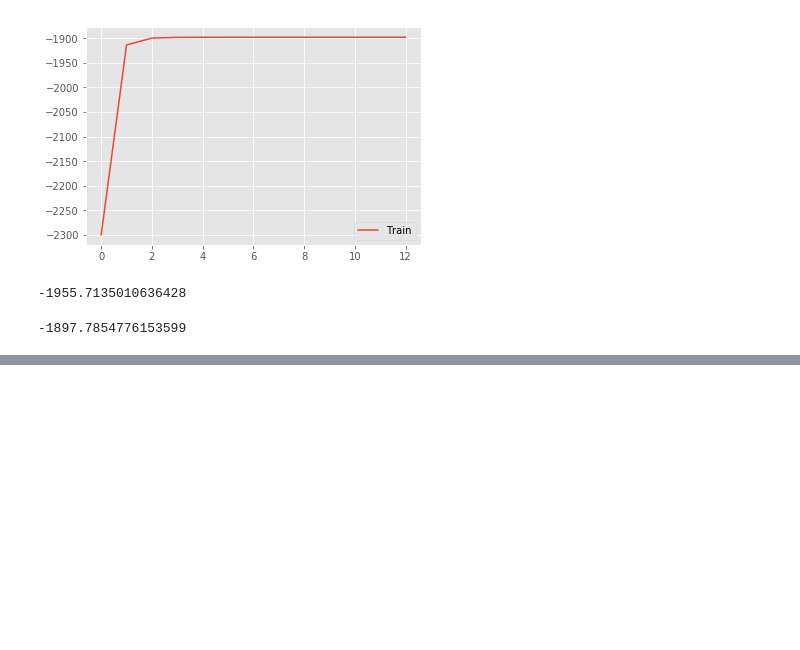
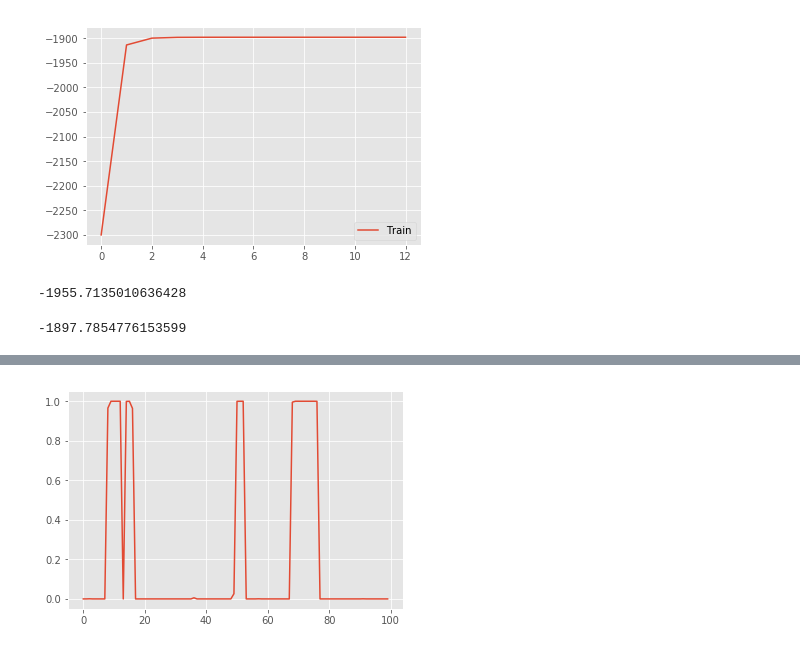
Before and after one commit to YoucefZemmouri/Graphical_Model_HMK3, a Jupyter notebook: Main_TROUSSARD_ZEMMOURI.ipynb, the cells around one changed output, grey strips where cells are left out. Drawn from its saved outputs; the diff is of its cells as text; code cells hidden in the pictures; blank space fills up the shorter version.

```diff
--- a/Main_TROUSSARD_ZEMMOURI.ipynb
+++ b/Main_TROUSSARD_ZEMMOURI.ipynb
@@ -81,0 +133,5 @@ log_likelihood_train[-1]
+# %%
+plt.plot(smooth[:100,0])
+plt.show()
+# %% [output]
+[figure, added]
```
Also changed, not shown: parts of 14 cells of this notebook, 1 other file.
